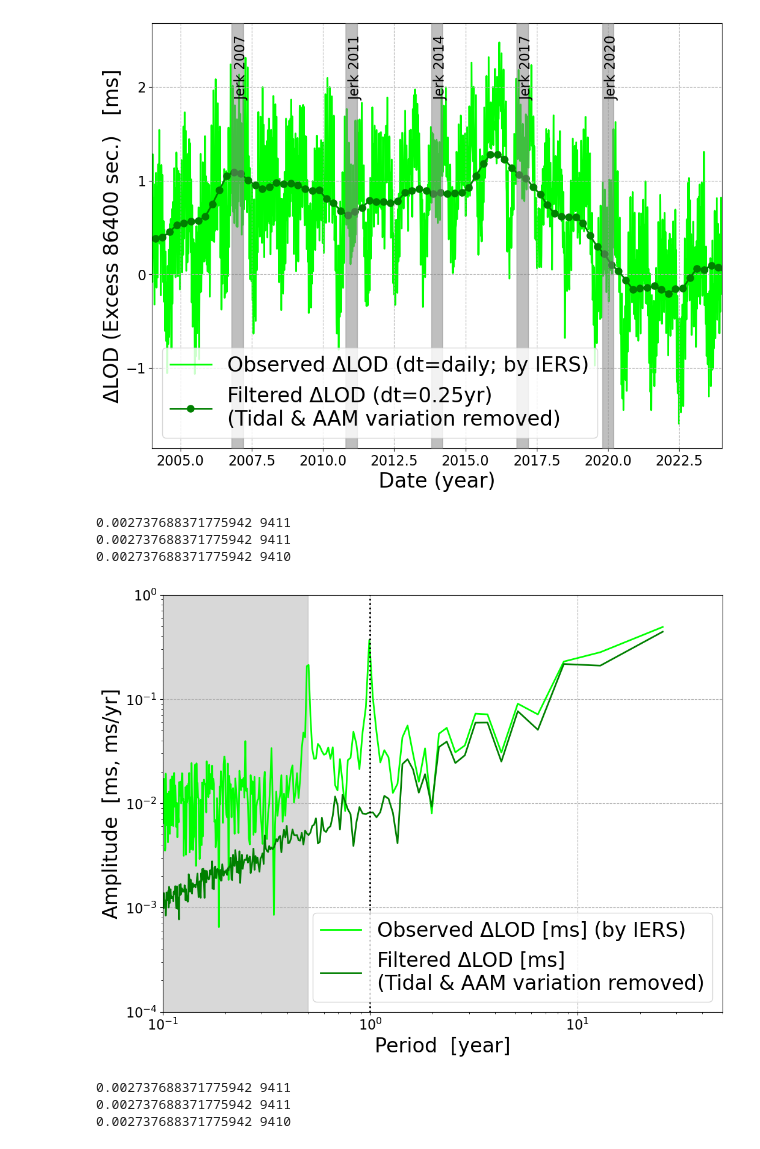
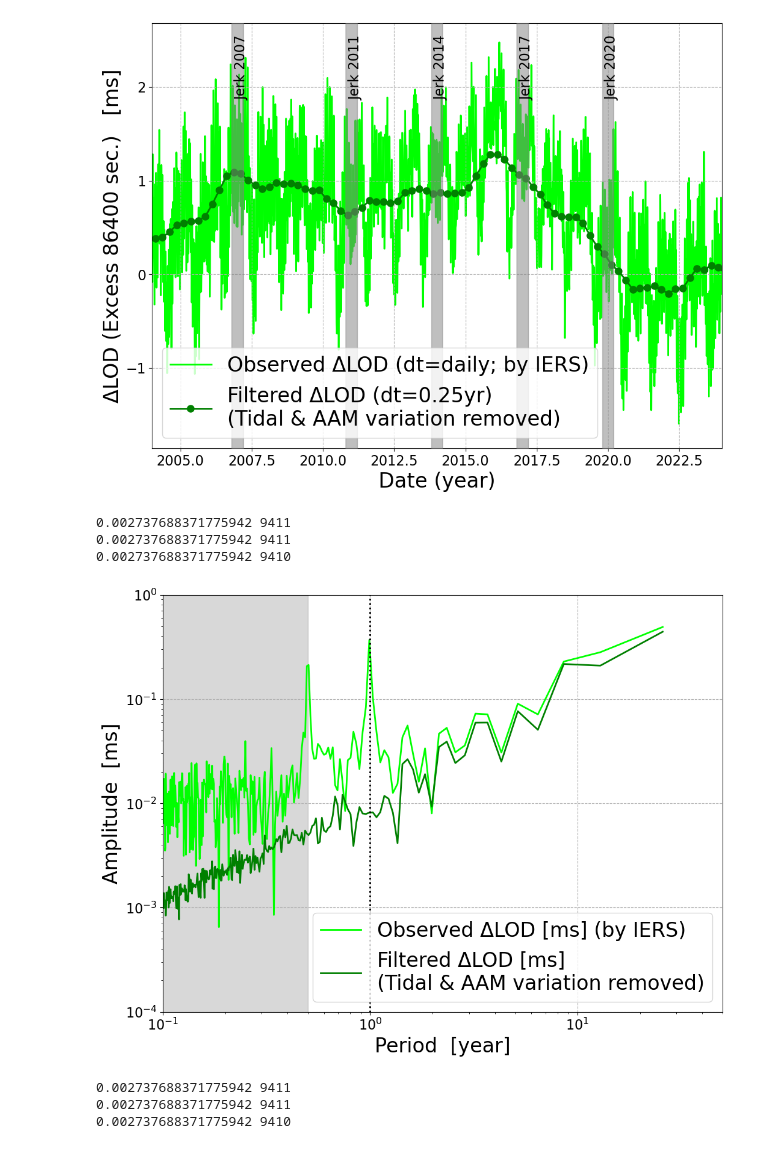
Before and after one commit to satshout/EKF-RNN_B_LOD_LDT, a Jupyter notebook: visualization/2025_1105_processLODdata.ipynb, the cells around one changed output. Saved outputs shown, nothing was run; the diff lists cells and outputs as text; code cells hidden in the pictures.

```diff
--- a/visualization/2025_1105_processLODdata.ipynb
+++ b/visualization/2025_1105_processLODdata.ipynb
@@ -455,35 +455,35 @@ fig, ax = plt.subplots(1, 1, figsize=(12, 9))
 ax.plot(1/raw_frq[1:int(N_raw/2)], raw_Amp[1:int(N_raw/2)],
         color='lime', linewidth=2.0,
         label="Observed ΔLOD [ms] (by IERS)") #A-f グラフのプロット
 
 # ax.plot(1/rmT_frq[1:int(N_raw/2)], rmT_Amp[1:int(N_raw/2)],
 #         color='cyan', linewidth=2.0,
 #         label="Tidal-removed LOD (IERS)") #A-f グラフのプロット
 
 ax.plot(1/flt_frq[1:int(N_flt/2)], flt_Amp[1:int(N_flt/2)],
         color='green', linewidth=2.0,
         label='Filtered ΔLOD [ms] \n(Tidal & AAM variation removed)') #A-f グラフのプロット
 
 ymin, ymax = 0.0001, 1
 ax.set_ylim(ymin, ymax)
 ax.set_xlim(0.1, 50)
 
 ax.plot((1, 1), (ymin, ymax), color="black", linestyle="dotted")
 ax.fill_betweenx(y=[0.00001, 1], x1=0.01, x2=0.5, color='gray', alpha=0.3)
 # Periods less than 2*dt = 0.5 yr will not be detected by RNN due to the Nyquist frequency
 
 ax.set_xscale('log')
 ax.set_yscale('log')
 
 ax.set_xlabel("Period  [year]" , fontsize=f_large)
-ax.set_ylabel("Amplitude  [ms, ms/yr]", fontsize=f_large)
+ax.set_ylabel("Amplitude  [ms]", fontsize=f_large)
 ax.legend(loc='lower right', fontsize=f_large)
 plt.show()
 # %% [output]
 0.002737688371775942 9411
 0.002737688371775942 9411
 0.002737688371775942 9410
-[figure, old version]
+[figure, new version]
 # %%
 ## FFT
 
```
